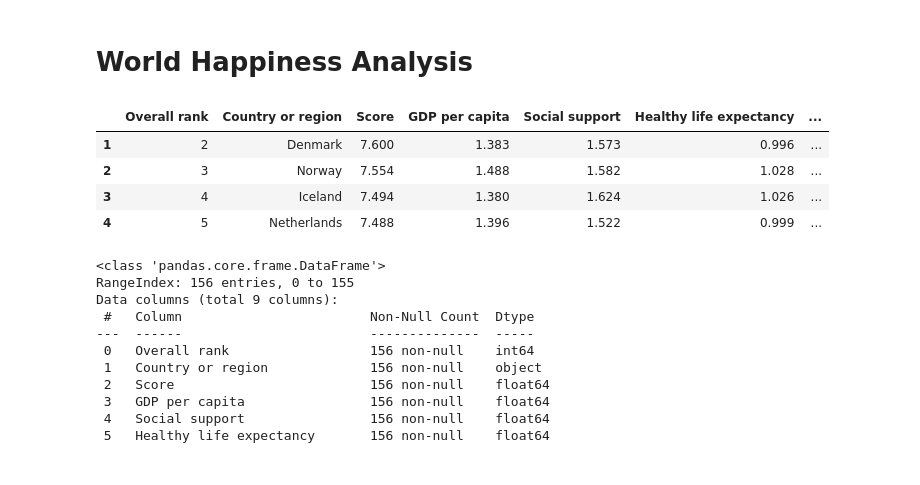
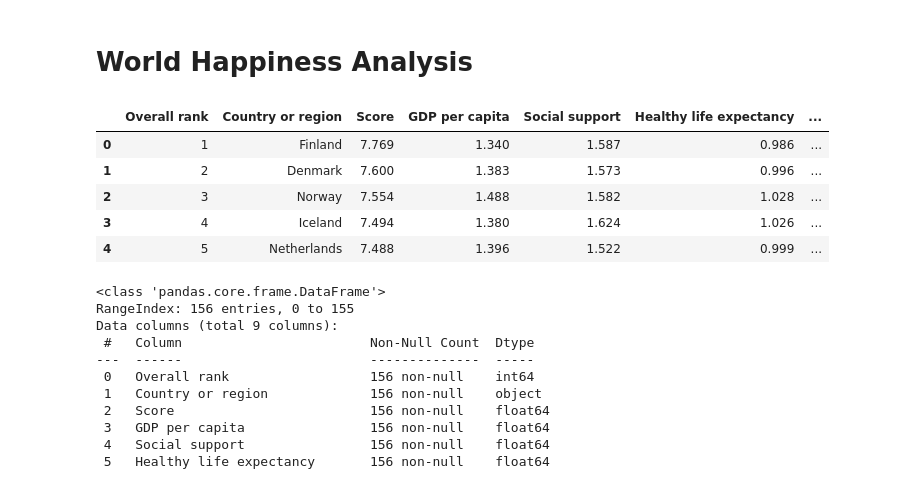
Before and after one commit to alsarna/world_happiness, a Jupyter notebook: WHA.ipynb, the cells around one changed output. Cells and saved outputs as stored; diff of their text form; code cells hidden in the pictures.

```diff
--- a/WHA.ipynb
+++ b/WHA.ipynb
@@ -9,9 +9,10 @@ import plotly.express as px
 %matplotlib inline
 # %%
 df = pd.read_csv("data_2019.csv")
-df[1:5]
+df.head()
 # %% [output]
 |  | Overall rank | Country or region | Score | GDP per capita | Social support | Healthy life expectancy | ... |
+| 0 | 1 | Finland | 7.769 | 1.340 | 1.587 | 0.986 | ... |
 | 1 | 2 | Denmark | 7.600 | 1.383 | 1.573 | 0.996 | ... |
 | 2 | 3 | Norway | 7.554 | 1.488 | 1.582 | 1.028 | ... |
 | 3 | 4 | Iceland | 7.494 | 1.380 | 1.624 | 1.026 | ... |
```
Also changed, not shown: parts of 6 cells of this notebook.
